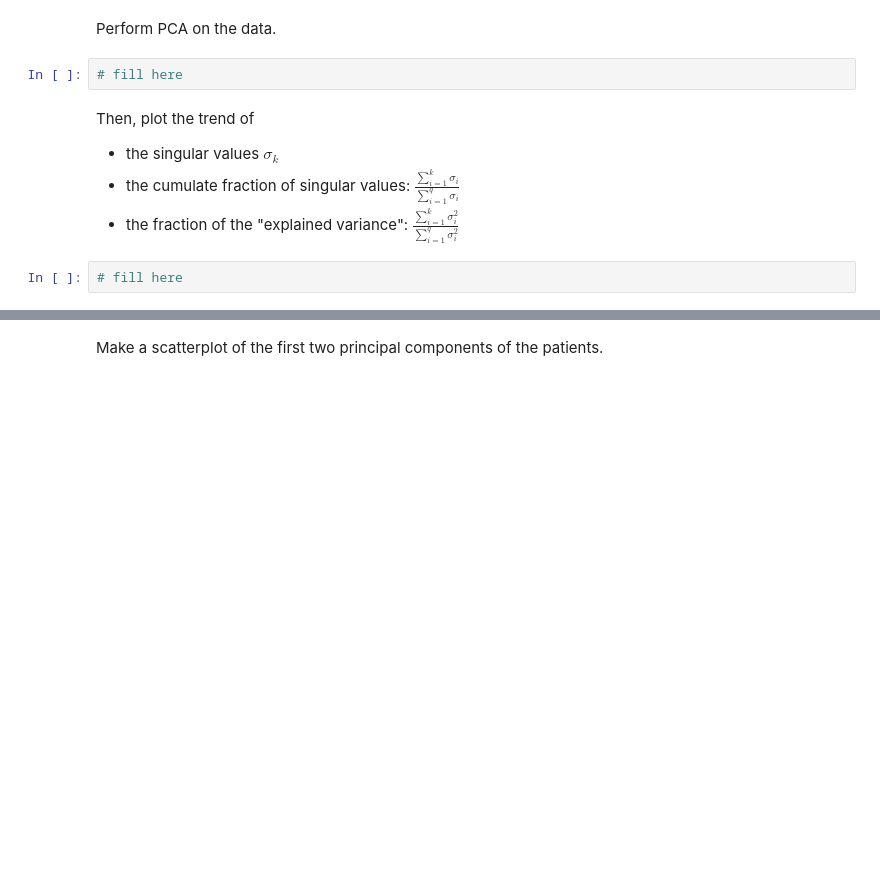
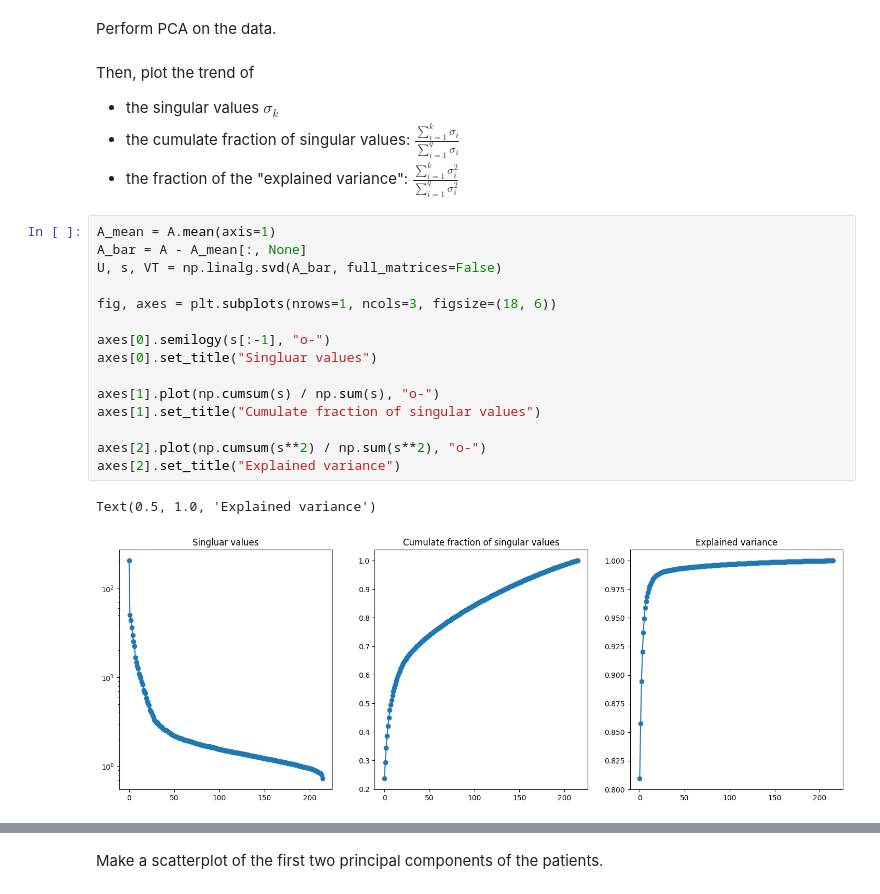
Before and after one commit to Peng-Rao/NAML_labs, a Jupyter notebook: lab2/cancer_diagnostic.ipynb, the cells around one changed output, grey strips where cells are left out. Saved outputs shown, nothing was run; the diff lists cells and outputs as text; blank space fills up the shorter version.

```diff
--- a/lab2/cancer_diagnostic.ipynb
+++ b/lab2/cancer_diagnostic.ipynb
@@ -48,7 +84,5 @@ ax.view_init(25,20)
 ## Principal Components Analysis
 # %% [markdown]
 Perform PCA on the data.
-# %%
-# fill here
 # %% [markdown]
 Then, plot the trend of
@@ -55,5 +90,21 @@ Then, plot the trend of
 - the singular values $\sigma_k$
 - the cumulate fraction of singular values: $\frac{\sum_{i=1}^{k} \sigma_i}{\sum_{i=1}^{q} \sigma_i}$
 - the fraction of the "explained variance": $\frac{\sum_{i=1}^{k} \sigma_i^2}{\sum_{i=1}^{q} \sigma_i^2}$
-# %%
-# fill here
+# %%
+A_mean = A.mean(axis=1)
+A_bar = A - A_mean[:, None]
+U, s, VT = np.linalg.svd(A_bar, full_matrices=False)
+
+fig, axes = plt.subplots(nrows=1, ncols=3, figsize=(18, 6))
+
+axes[0].semilogy(s[:-1], "o-")
+axes[0].set_title("Singluar values")
+
+axes[1].plot(np.cumsum(s) / np.sum(s), "o-")
+axes[1].set_title("Cumulate fraction of singular values")
+
+axes[2].plot(np.cumsum(s**2) / np.sum(s**2), "o-")
+axes[2].set_title("Explained variance")
+# %% [output]
+Text(0.5, 1.0, 'Explained variance')
+[figure, added]
```
Also changed, not shown: parts of 14 cells of this notebook, 4 other files.
